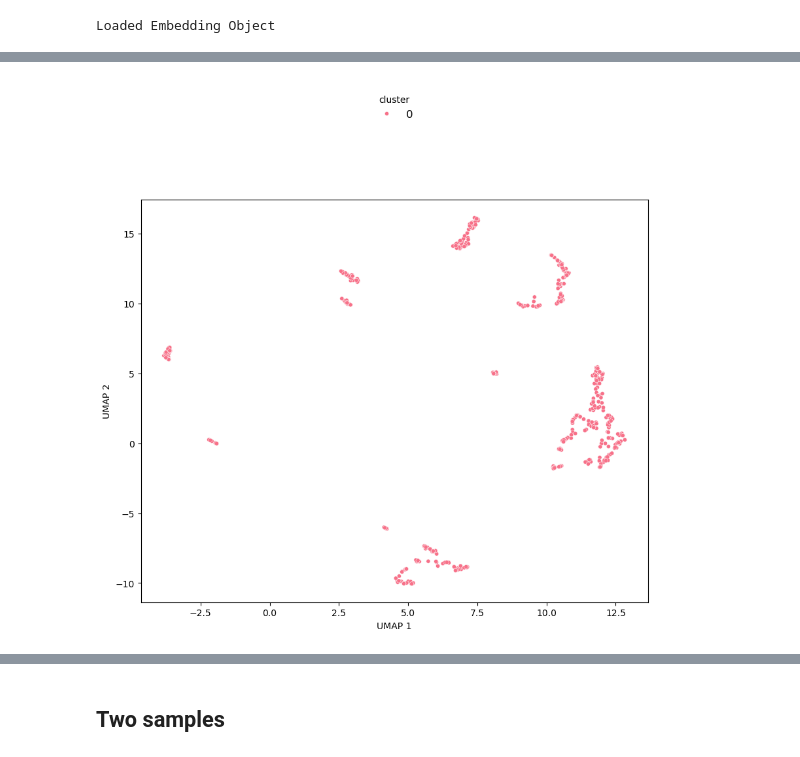
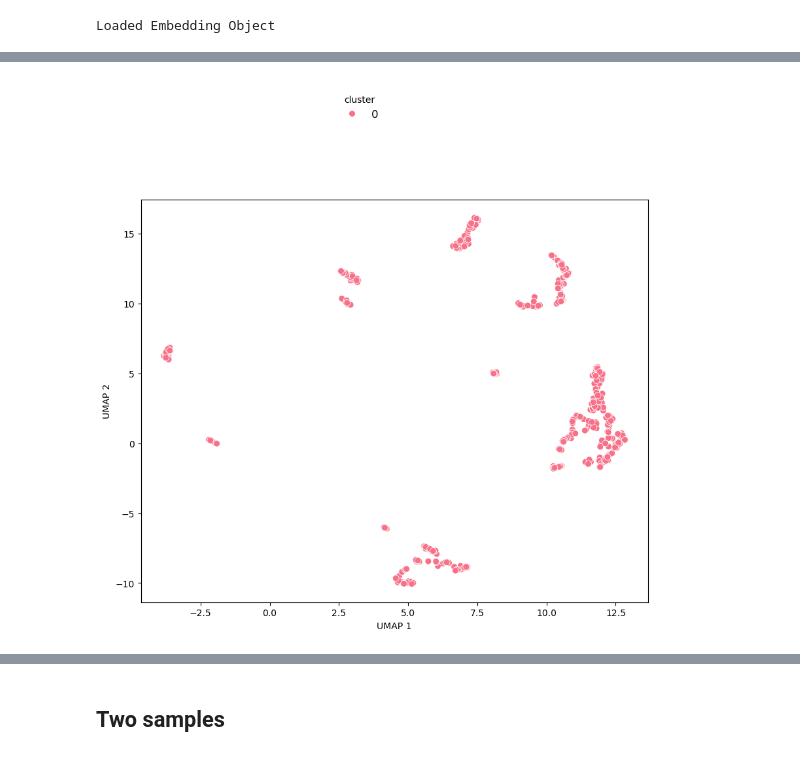
Before and after one commit to i3-unit/TCRpeg_i3, a Jupyter notebook: tutorial_umap.ipynb, the cells around one changed output, grey strips where cells are left out. Saved outputs shown, nothing was run; the diff lists cells and outputs as text; code cells hidden in the pictures.

```diff
--- a/tutorial_umap.ipynb
+++ b/tutorial_umap.ipynb
@@ -40,7 +114,7 @@ sample_1_clusters_umap.run()
 # %%
-sample_1_clusters_umap.plot_umap(hue='cluster')
+sample_1_clusters_umap.plot_umap(hue='cluster', s=50, frameon=True)
 # %% [output]
-[figure, old version]
+[figure, new version]
 # %%
 sample_1_clusters_umap.plot_umap(hue='cluster_hdbscan')
 # %% [output]
```
Also changed, not shown: parts of 11 cells of this notebook, 1 other file.
